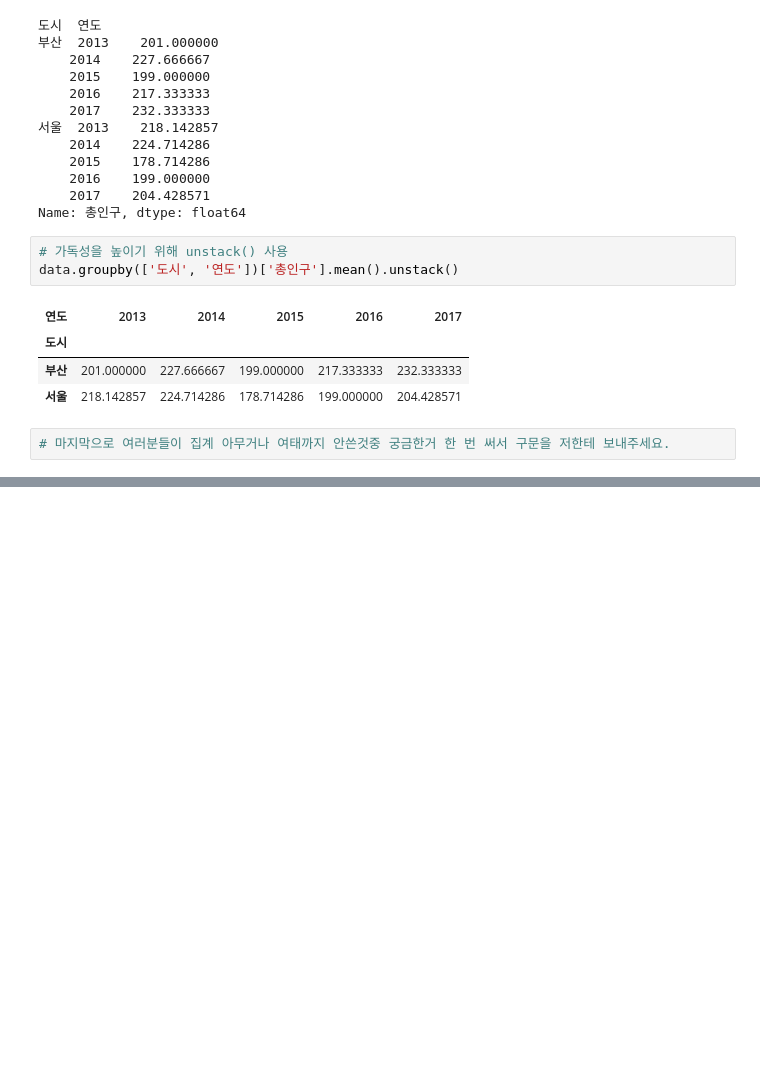
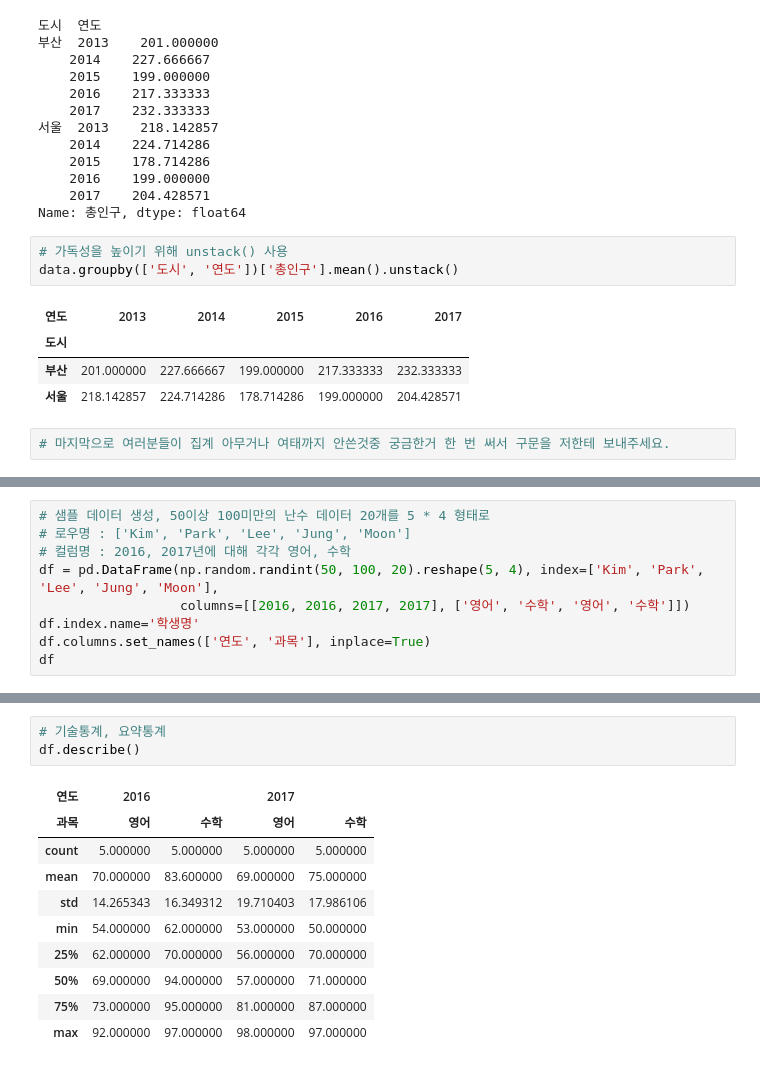
Before and after one commit to jjjjjjji-hun/python-basic, a Jupyter notebook: 팬더스/팬더스_data wrangling.ipynb, the cells around one changed output, grey strips where cells are left out. Cells and saved outputs as stored; diff of their text form; blank space fills up the shorter version.

```diff
--- a/팬더스/팬더스_data wrangling.ipynb
+++ b/팬더스/팬더스_data wrangling.ipynb
@@ -1302,0 +1439,9 @@ data.groupby(['도시', '연도'])['총인구'].mean().unstack()
+# %%
+# 샘플 데이터 생성, 50이상 100미만의 난수 데이터 20개를 5 * 4 형태로
+# 로우명 : ['Kim', 'Park', 'Lee', 'Jung', 'Moon']
+# 컬럼명 : 2016, 2017년에 대해 각각 영어, 수학
+df = pd.DataFrame(np.random.randint(50, 100, 20).reshape(5, 4), index=['Kim', 'Park', 'Lee', 'Jung', 'Moon'],
+                  columns=[[2016, 2016, 2017, 2017], ['영어', '수학', '영어', '수학']])
+df.index.name='학생명'
+df.columns.set_names(['연도', '과목'], inplace=True)
+df
@@ -1302,0 +1457,14 @@ data.groupby(['도시', '연도'])['총인구'].mean().unstack()
+# %%
+# 기술통계, 요약통계
+df.describe()
+# %% [output]
+| 연도 | 2016 |  | 2017 |  |
+| 과목 | 영어 | 수학 | 영어 | 수학 |
+| count | 5.000000 | 5.000000 | 5.000000 | 5.000000 |
+| mean | 70.000000 | 83.600000 | 69.000000 | 75.000000 |
+| std | 14.265343 | 16.349312 | 19.710403 | 17.986106 |
+| min | 54.000000 | 62.000000 | 53.000000 | 50.000000 |
+| 25% | 62.000000 | 70.000000 | 56.000000 | 70.000000 |
+| 50% | 69.000000 | 94.000000 | 57.000000 | 71.000000 |
+| 75% | 73.000000 | 95.000000 | 81.000000 | 87.000000 |
+| max | 92.000000 | 97.000000 | 98.000000 | 97.000000 |
```
Also changed, not shown: parts of 26 cells of this notebook, 3 other files.
